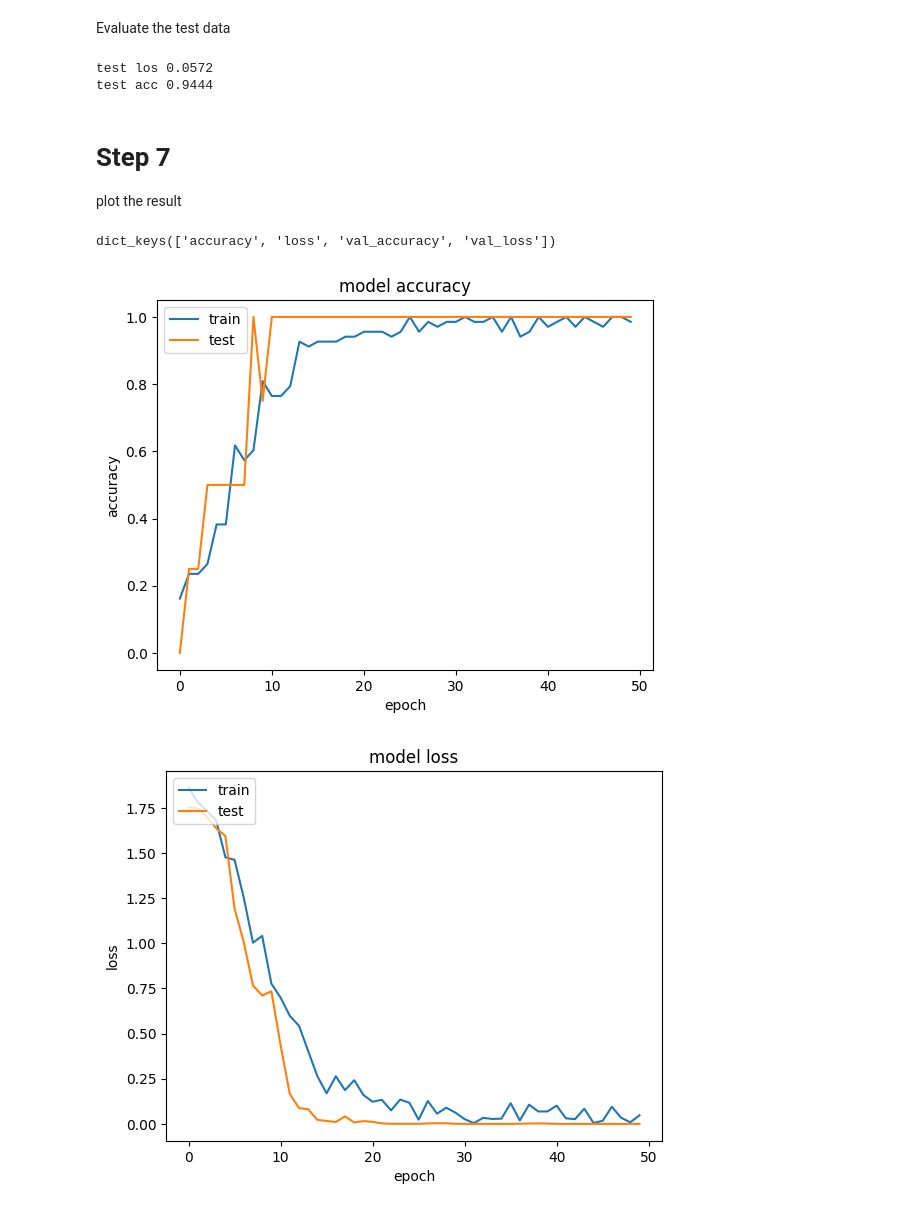
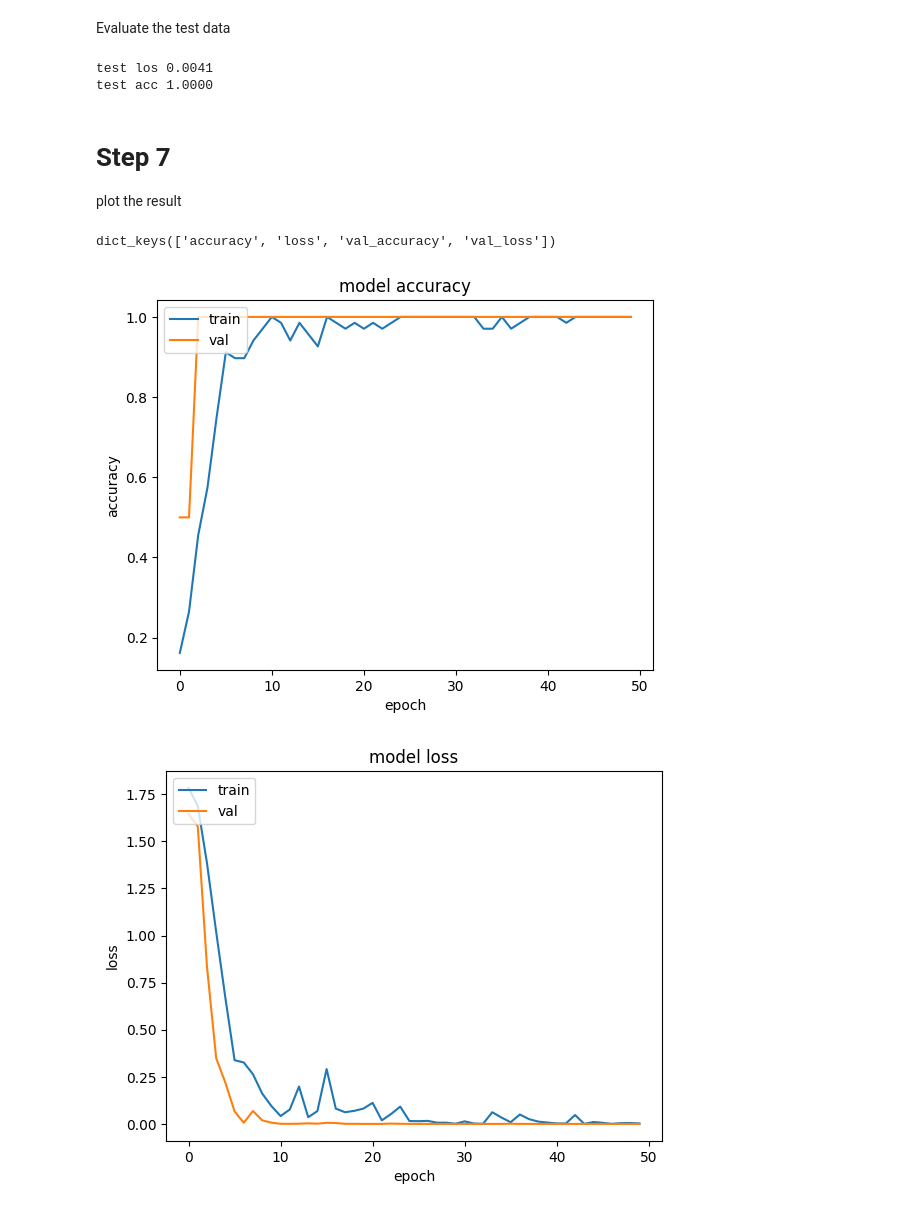
Before and after one commit to CaptEug/4208DES, a Jupyter notebook: RunMeToTrain.ipynb, the cells around one changed output. Cells and saved outputs as stored; diff of their text form; code cells hidden in the pictures.

```diff
--- a/RunMeToTrain.ipynb
+++ b/RunMeToTrain.ipynb
@@ -32,7 +30,7 @@ x_data= np.array(x_data,dtype='float32')/255
 
 #train test split
 x_train, x_test, y_train, y_test= train_test_split(
-    x_data, y_data, test_size=.2, random_state=1234,)
+    x_data, y_data, test_size=.1, random_state=1234,)
 # show the train and test Data format
 print('x_train : {}'.format(x_train[:]))
 print('y_train : {}'.format(y_train))
@@ -124,7 +122,7 @@ cnn_model= Sequential([
     Dense(64, activation='relu'),
     Dropout(0.2),
     Dense(32, activation='relu'),
-    Dropout(0.2),
+    #Dropout(0.2),
     Dense(output_num, activation='sigmoid')
 ])
 
@@ -173,8 +172,8 @@ Train the Model
 history=cnn_model.fit(
     x_train,
     y_train,
-    batch_size=16,
-    epochs=30,
+    batch_size=8,
+    epochs=50,
     verbose=2,
     validation_data=(x_valid,y_valid),
 )
@@ -205,8 +204,8 @@ cnn_model.save('models/cnn.keras')
 print('test los {:.4f}'.format(scor[0]))
 print('test acc {:.4f}'.format(scor[1]))
 # %% [output]
-test los 0.0572
-test acc 0.9444
+test los 0.0041
+test acc 1.0000
 # %% [markdown]
 # Step 7
 
@@ -214,23 +213,23 @@ plot the result
 # %%
 # list all data in history
 print(history.history.keys())
 # summarize history for accuracy
 plt.plot(history.history['accuracy'])
 plt.plot(history.history['val_accuracy'])
 plt.title('model accuracy')
 plt.ylabel('accuracy')
 plt.xlabel('epoch')
-plt.legend(['train', 'test'], loc='upper left')
+plt.legend(['train', 'val'], loc='upper left')
 plt.show()
 # summarize history for loss
 plt.plot(history.history['loss'])
 plt.plot(history.history['val_loss'])
 plt.title('model loss')
 plt.ylabel('loss')
 plt.xlabel('epoch')
-plt.legend(['train', 'test'], loc='upper left')
+plt.legend(['train', 'val'], loc='upper left')
 plt.show()
 # %% [output]
 dict_keys(['accuracy', 'loss', 'val_accuracy', 'val_loss'])
-[figure, old version]
+[figure, new version]
-[figure, old version]
+[figure, new version]
```
Also changed, not shown: parts of 8 cells of this notebook, 1 other file.
